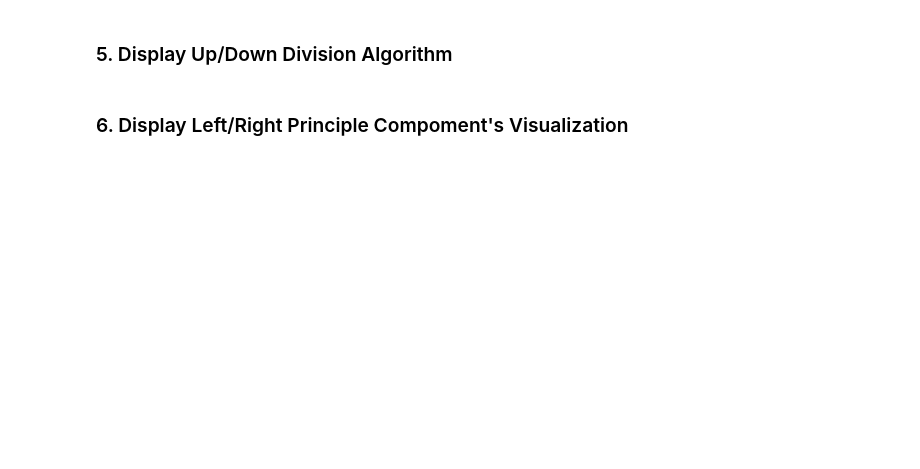
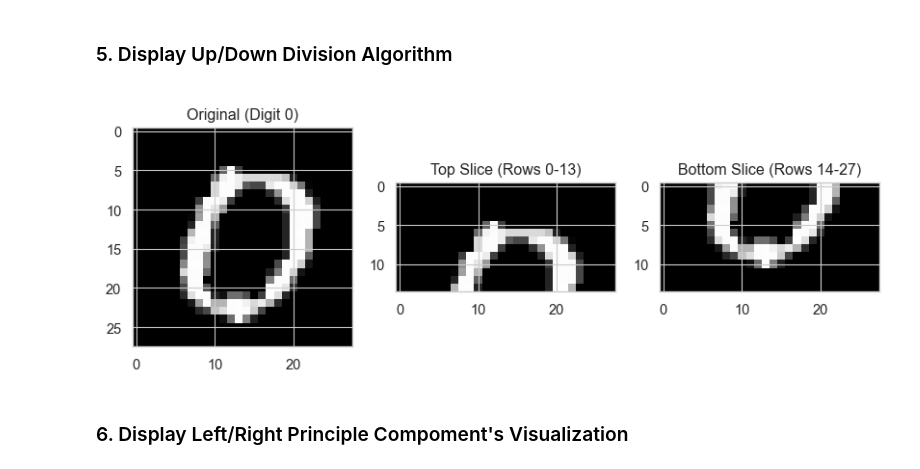
Before and after one commit to Kircerta/PCA_CCA_mnist_visualization, a Jupyter notebook: STA437_Final_Project_Code.ipynb, the cells around one changed output. Saved outputs shown, nothing was run; the diff lists cells and outputs as text; code cells hidden in the pictures; blank space fills up the shorter version.

```diff
--- a/STA437_Final_Project_Code.ipynb
+++ b/STA437_Final_Project_Code.ipynb
@@ -1245,5 +1244,3 @@ Data Loaded Successfully. Shape: (5000, 784)
-# %%
-X_global, y_global = load_data_global(DATA_PATH, sample_size=5000)
 # %% [markdown]
 ### 3. Left / Right PCA Training and CCA Process
 # %%
@@ -1257,7 +1280,9 @@ run_top_bottom_experiment(X_global, y_global, n_components=5)
 # %% [markdown]
 ### 5. Display Up/Down Division Algorithm
 # %%
-display_top_bottom_split(X_global, y_global, defined_number_visual_split = 1)
+display_top_bottom_split(X_global, y_global, defined_number_visual_split = 0)
+# %% [output]
+[figure, added]
 # %% [markdown]
 ### 6. Display Left/Right Principle Compoment's Visualization
 # %%
```
Also changed, not shown: parts of 15 cells of this notebook, 18 other files.
